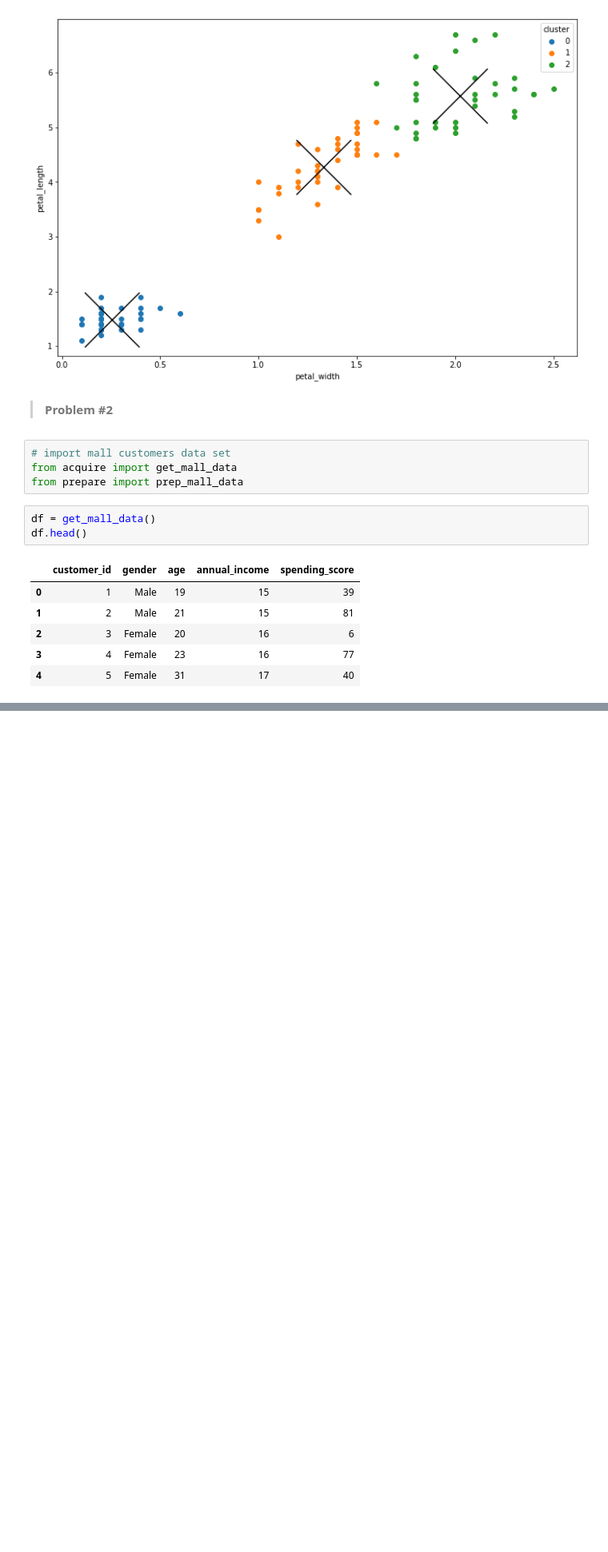
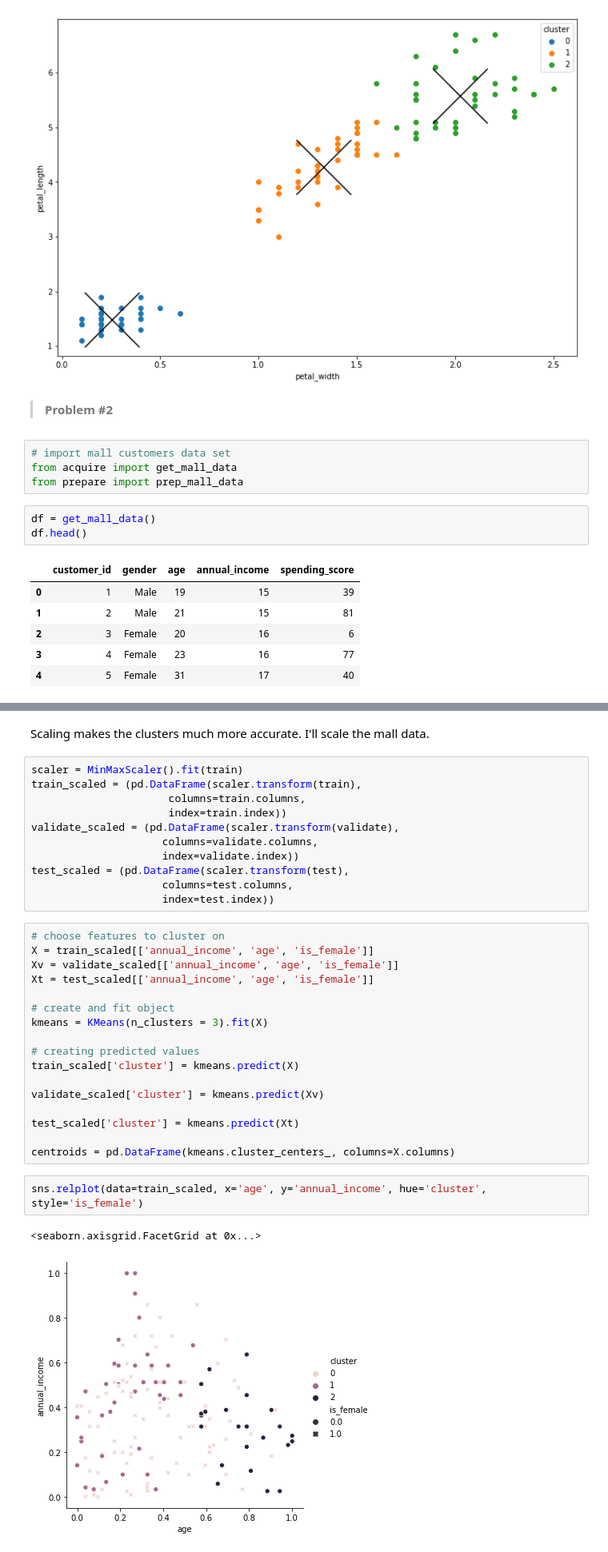
Before and after one commit to KwameTaylor/clustering-exercises, a Jupyter notebook: modeling.ipynb, the cells around one changed output, grey strips where cells are left out. Shown at 80% size. Saved outputs shown, nothing was run; the diff lists cells and outputs as text; blank space fills up the shorter version.

```diff
--- a/modeling.ipynb
+++ b/modeling.ipynb
@@ -248,0 +286,35 @@ train: (144, 6) validate: (26, 6) test: (30, 6)
+# %% [markdown]
+Scaling makes the clusters much more accurate. I'll scale the mall data.
+# %%
+scaler = MinMaxScaler().fit(train)
+train_scaled = (pd.DataFrame(scaler.transform(train),
+                      columns=train.columns,
+                      index=train.index))
+validate_scaled = (pd.DataFrame(scaler.transform(validate),
+                     columns=validate.columns,
+                     index=validate.index))
+test_scaled = (pd.DataFrame(scaler.transform(test),
+                     columns=test.columns,
+                     index=test.index))
+# %%
+# choose features to cluster on
+X = train_scaled[['annual_income', 'age', 'is_female']]
+Xv = validate_scaled[['annual_income', 'age', 'is_female']]
+Xt = test_scaled[['annual_income', 'age', 'is_female']]
+
+# create and fit object
+kmeans = KMeans(n_clusters = 3).fit(X)
+
+# creating predicted values
+train_scaled['cluster'] = kmeans.predict(X)
+
+validate_scaled['cluster'] = kmeans.predict(Xv)
+
+test_scaled['cluster'] = kmeans.predict(Xt)
+
+centroids = pd.DataFrame(kmeans.cluster_centers_, columns=X.columns)
+# %%
+sns.relplot(data=train_scaled, x='age', y='annual_income', hue='cluster', style='is_female')
+# %% [output]
+<seaborn.axisgrid.FacetGrid at 0x...>
+[figure, added]
```
Also changed, not shown: parts of 12 cells of this notebook, 1 other file.
